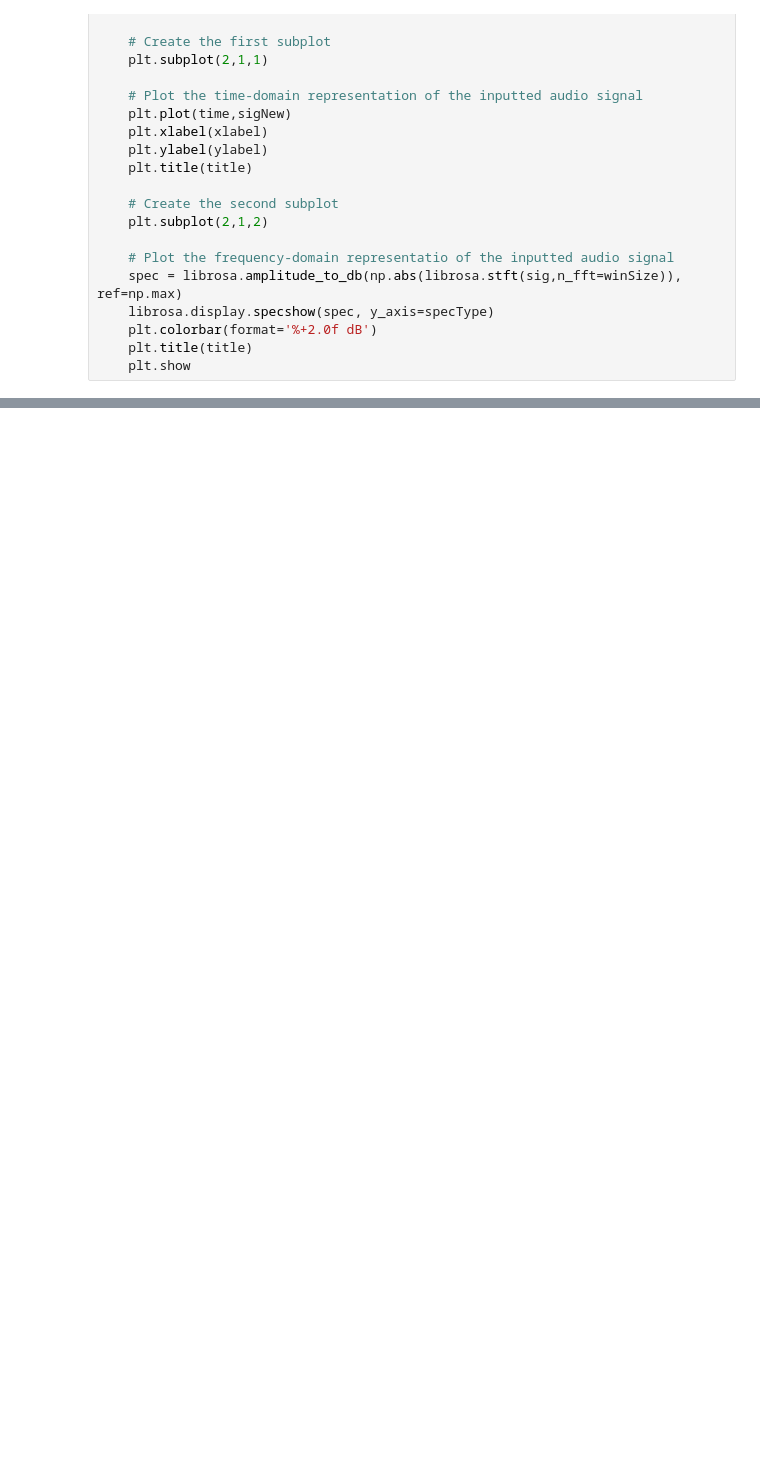
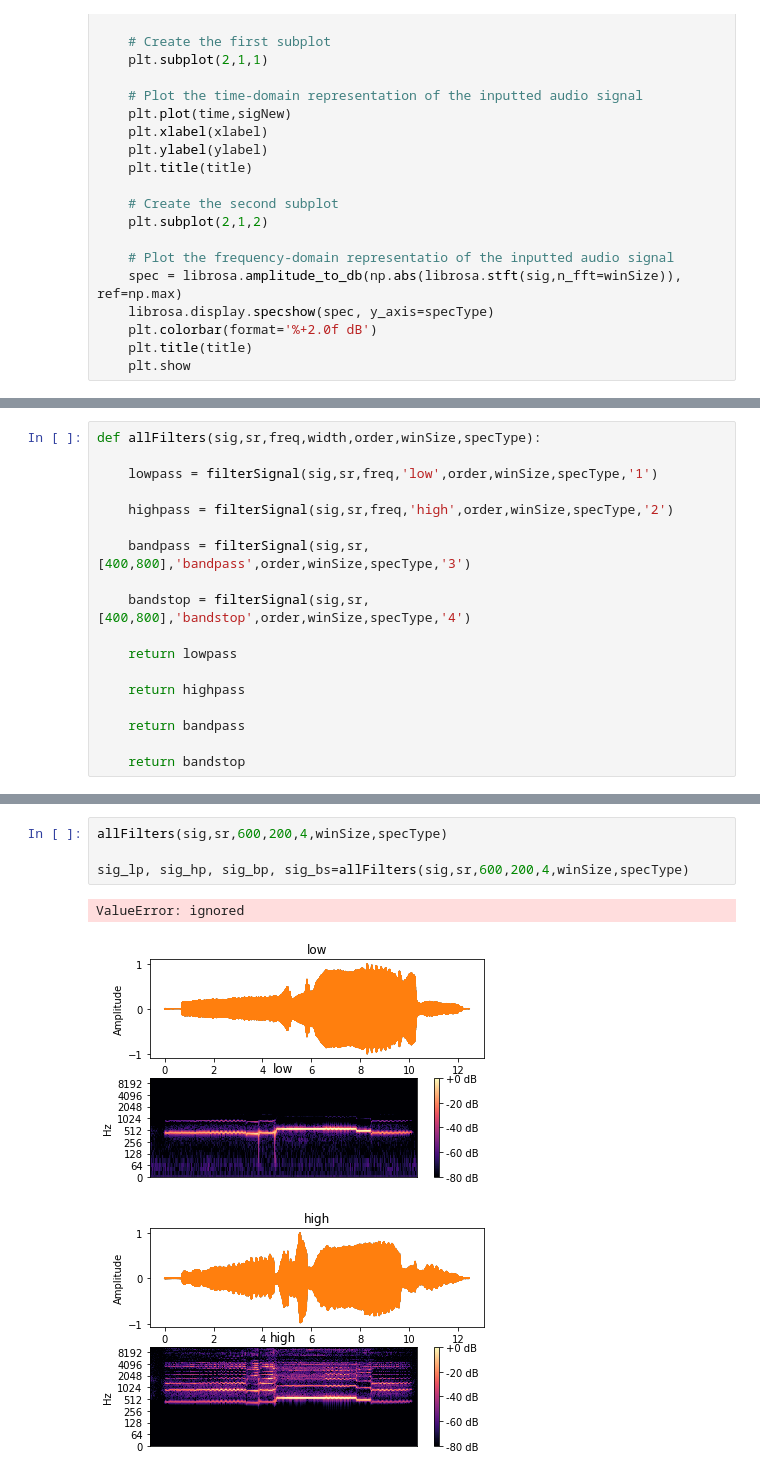
Before and after one commit to syncsapro/imc2023-gibble, a Jupyter notebook: labAssignment5_gibble.ipynb, the cells around one changed output, grey strips where cells are left out. Drawn from its saved outputs; the diff is of its cells as text; blank space fills up the shorter version.

```diff
--- a/labAssignment5_gibble.ipynb
+++ b/labAssignment5_gibble.ipynb
@@ -74,0 +72,18 @@ def allFilters(sig,sr,freq,width,order,winSize,specType):
+# %%
+def allFilters(sig,sr,freq,width,order,winSize,specType):
+
+    lowpass = filterSignal(sig,sr,freq,'low',order,winSize,specType,'1')
+
+    highpass = filterSignal(sig,sr,freq,'high',order,winSize,specType,'2')
+
+    bandpass = filterSignal(sig,sr,[400,800],'bandpass',order,winSize,specType,'3')
+
+    bandstop = filterSignal(sig,sr,[400,800],'bandstop',order,winSize,specType,'4')
+
+    return lowpass
+
+    return highpass
+
+    return bandpass
+
+    return bandstop
@@ -74,0 +102,8 @@ def allFilters(sig,sr,freq,width,order,winSize,specType):
+# %%
+allFilters(sig,sr,600,200,4,winSize,specType)
+
+sig_lp, sig_hp, sig_bp, sig_bs=allFilters(sig,sr,600,200,4,winSize,specType)
+# %% [output]
+ValueError: ignored
+[figure, added]
+[figure, added]
```
Also changed, not shown: parts of 9 cells of this notebook.
